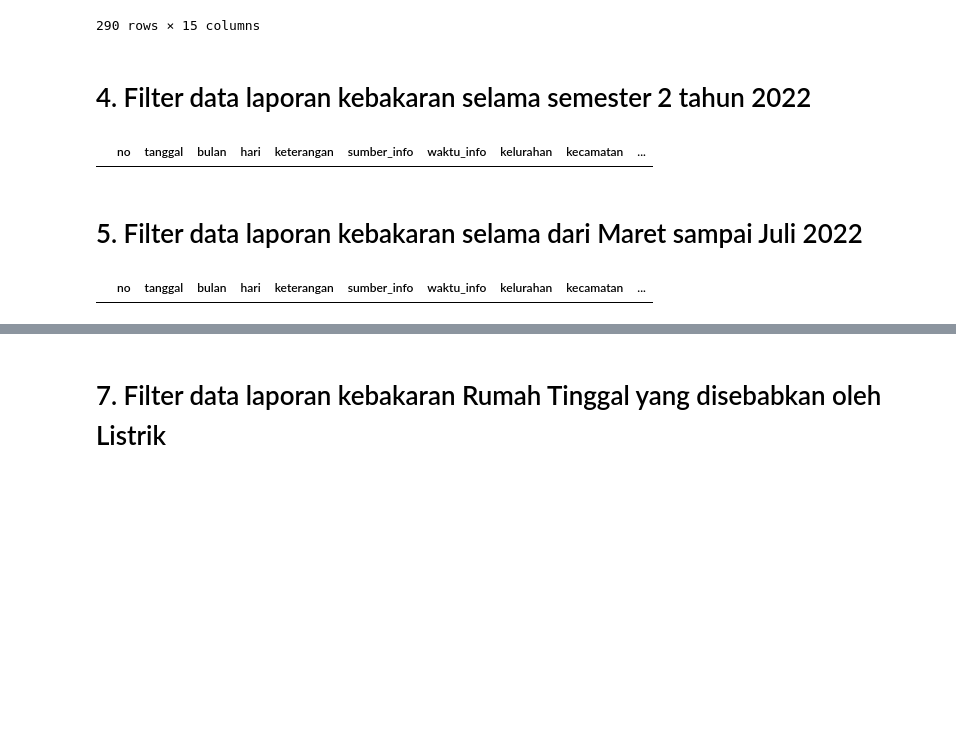
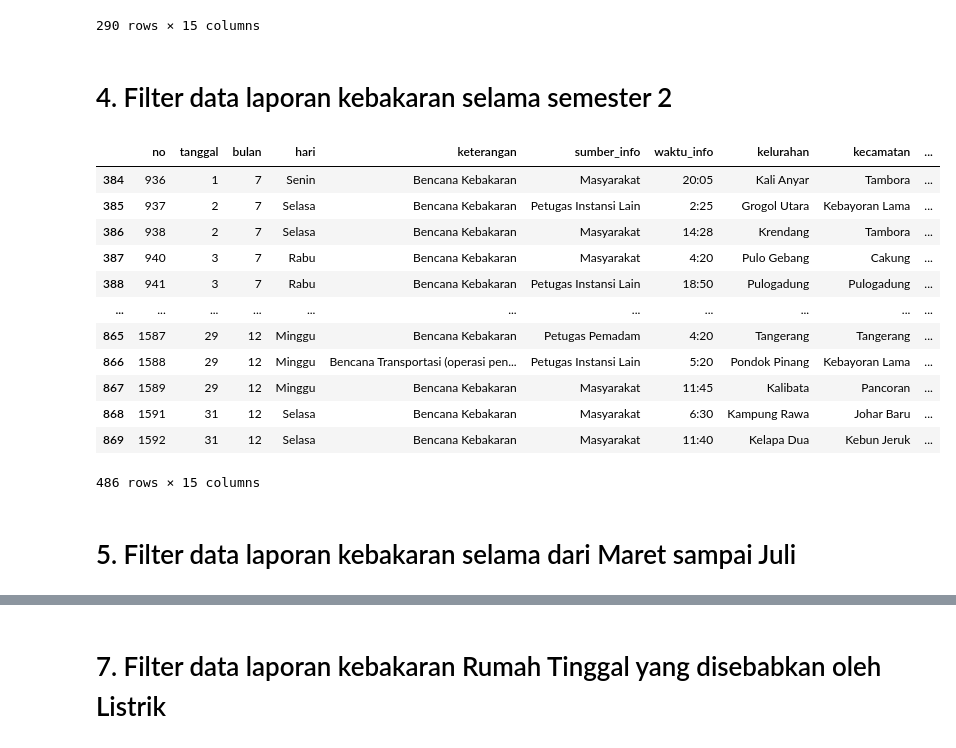
Before and after one commit to ruang-belajar/notebook-1-AqshaBilqis, a Jupyter notebook: notebook1.ipynb, the cells around one changed output, grey strips where cells are left out. Drawn from its saved outputs; the diff is of its cells as text; code cells hidden in the pictures; blank space fills up the shorter version.

```diff
--- a/notebook1.ipynb
+++ b/notebook1.ipynb
@@ -96,17 +96,23 @@ df3
 | 866 | 1588 | 29 | 12 | Minggu | Bencana Transportasi (operasi pen... | Petugas Instansi Lain | 5:20 | Pondok Pinang | Kebayoran Lama | ... |
 290 rows × 15 columns
 # %% [markdown]
-# 4. Filter data laporan kebakaran selama semester 2 tahun 2022
+# 4. Filter data laporan kebakaran selama semester 2
 # %%
-df4 = df[(df.tanggal > 182) & (df.tanggal <= 365) & (df.bulan.between(1, 12))]
+df4 = df[df.bulan.between(7, 12)]
 df4
 # %% [output]
 |  | no | tanggal | bulan | hari | keterangan | sumber_info | waktu_info | kelurahan | kecamatan | ... |
+| 384 | 936 | 1 | 7 | Senin | Bencana Kebakaran | Masyarakat | 20:05 | Kali Anyar | Tambora | ... |
+| 385 | 937 | 2 | 7 | Selasa | Bencana Kebakaran | Petugas Instansi Lain | 2:25 | Grogol Utara | Kebayoran Lama | ... |
+| 386 | 938 | 2 | 7 | Selasa | Bencana Kebakaran | Masyarakat | 14:28 | Krendang | Tambora | ... |
+| 387 | 940 | 3 | 7 | Rabu | Bencana Kebakaran | Masyarakat | 4:20 | Pulo Gebang | Cakung | ... |
+| 388 | 941 | 3 | 7 | Rabu | Bencana Kebakaran | Petugas Instansi Lain | 18:50 | Pulogadung | Pulogadung | ... |
+| ... | ... | ... | ... | ... | ... | ... | ... | ... | ... | ... |
+| 865 | 1587 | 29 | 12 | Minggu | Bencana Kebakaran | Petugas Pemadam | 4:20 | Tangerang | Tangerang | ... |
+| 866 | 1588 | 29 | 12 | Minggu | Bencana Transportasi (operasi pen... | Petugas Instansi Lain | 5:20 | Pondok Pinang | Kebayoran Lama | ... |
+| 867 | 1589 | 29 | 12 | Minggu | Bencana Kebakaran | Masyarakat | 11:45 | Kalibata | Pancoran | ... |
+| 868 | 1591 | 31 | 12 | Selasa | Bencana Kebakaran | Masyarakat | 6:30 | Kampung Rawa | Johar Baru | ... |
+| 869 | 1592 | 31 | 12 | Selasa | Bencana Kebakaran | Masyarakat | 11:40 | Kelapa Dua | Kebun Jeruk | ... |
+486 rows × 15 columns
 # %% [markdown]
-# 5. Filter data laporan kebakaran selama dari Maret sampai Juli 2022
+# 5. Filter data laporan kebakaran selama dari Maret sampai Juli
-# %%
-df['tanggal'] = pd.to_datetime(df['tanggal'], format='%Y-%m-%d')
-df5 =  df[(df.tanggal.between('2022-03-01', '2022-07-31'))]
-df5
-# %% [output]
-|  | no | tanggal | bulan | hari | keterangan | sumber_info | waktu_info | kelurahan | kecamatan | ... |
```
Also changed, not shown: parts of 6 cells of this notebook.
